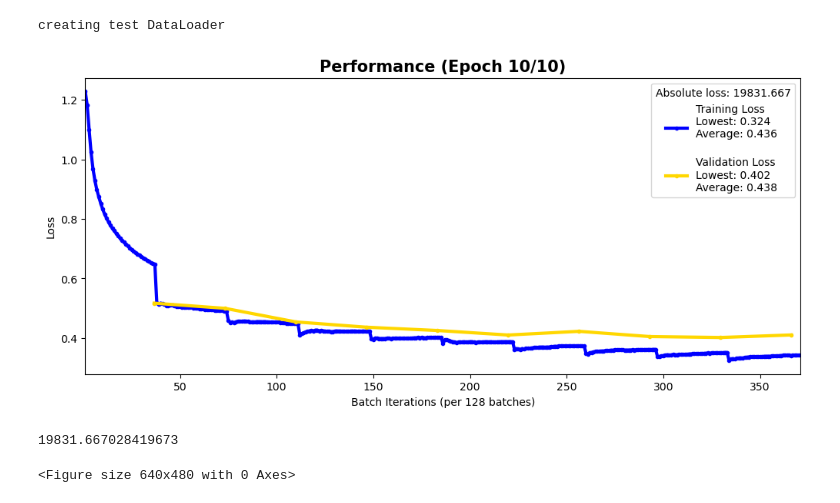
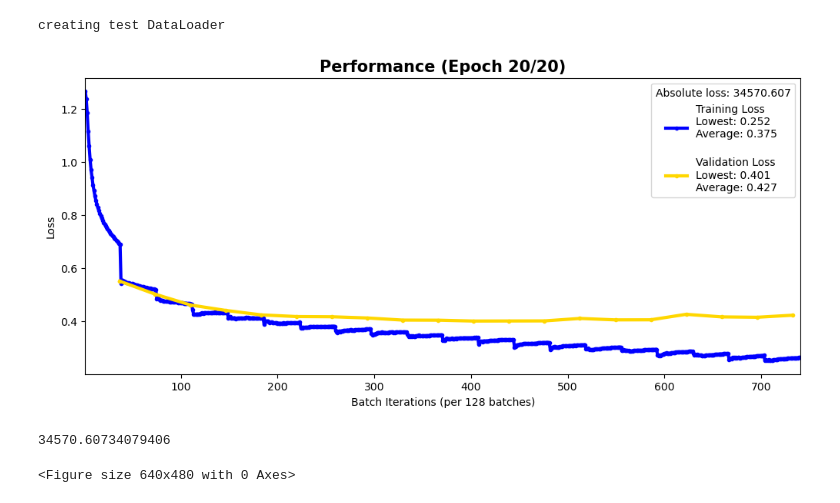
Before and after one commit to emmabacarra/Soc-225, a Jupyter notebook: Final Project/9-cnn.ipynb, the cells around one changed output. Cells and saved outputs as stored; diff of their text form; code cells hidden in the pictures.

Commit message:
second training for model 9, extended epochs

```diff
--- a/Final Project/9-cnn.ipynb
+++ b/Final Project/9-cnn.ipynb
@@ -82,25 +82,25 @@ creating test DataLoader
 # %%
 model = SignalClassifier(
     input_size=8192,
     in_channels=1,
     hidden_channels=32,
     out_channels=64,
     conv_kernel_size=5,
     pool_kernel_size=2,
     pool_stride=2,
     dropout=0.5,
     leak=0.4
 ).to(device)
 experiment = experiment(model, train_loader, test_loader, batch_size);
 
 loss_function = nn.CrossEntropyLoss()
 optimizer = optim.AdamW(model.parameters(), lr=1e-4)
 
 print('training model', end='\r')
-experiment.train(optimizer, loss_function, epochs=10, view_interval=128)
+experiment.train(optimizer, loss_function, epochs=20, view_interval=128)
 # %% [output]
-[figure, old version]
+[figure, new version]
-19831.667028419673
+34570.60734079406
 <Figure size 640x480 with 0 Axes>
 # %%
 experiment.evaluate()
```
Also changed, not shown: parts of 1 cell of this notebook, 3 other files.
